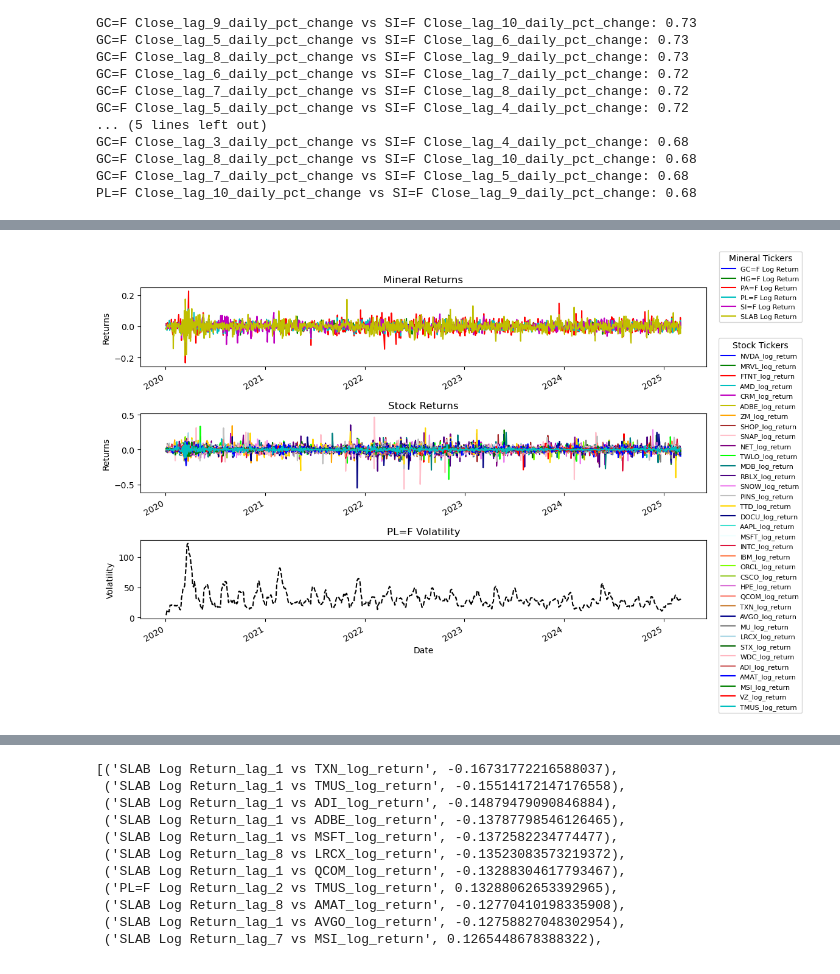
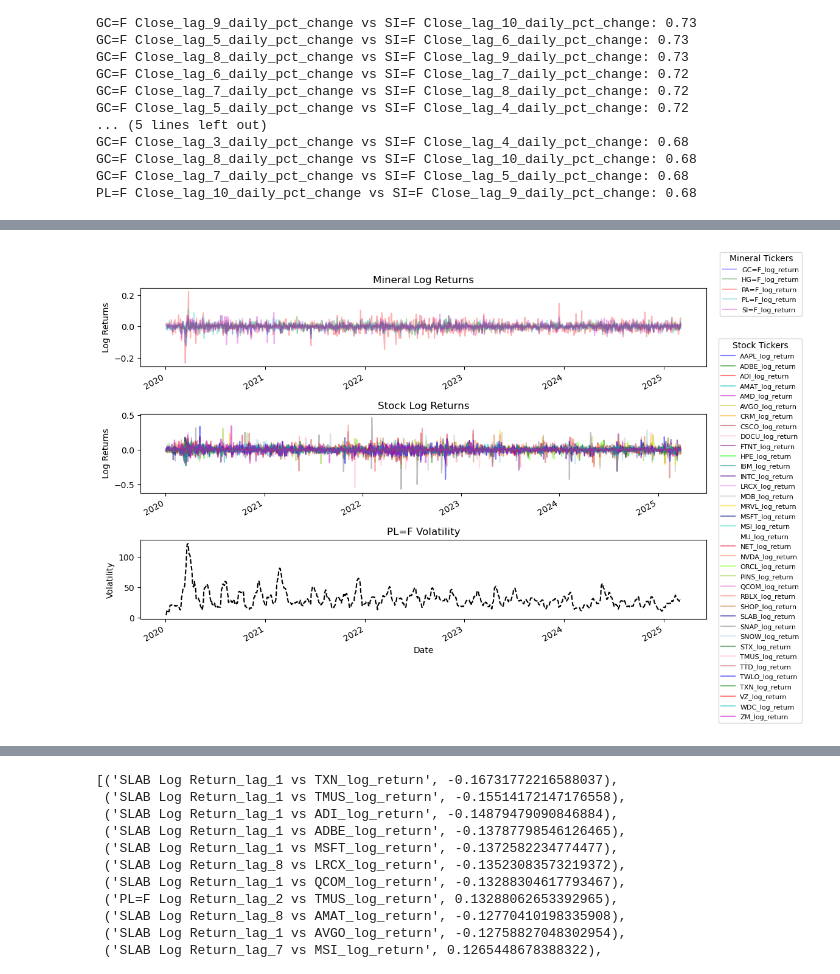
Before and after one commit to GeronimoBWalker/commodity, a Jupyter notebook: commodity_analysis_chey (G).ipynb, the cells around one changed output, grey strips where cells are left out. Saved outputs shown, nothing was run; the diff lists cells and outputs as text; code cells hidden in the pictures.

```diff
--- a/commodity_analysis_chey (G).ipynb
+++ b/commodity_analysis_chey (G).ipynb
@@ -300,11 +343,11 @@ print(lag_returns_df.shape)
 # Calculate correlations between original price and lagged returns  - different window sizes of percent changes
 correlations = {}
 
-for mineral in minerals:
+for mineral in mineral_tickers:
     for lag in range(1, max_lags + 1):
         lag_column = f'{mineral}_returns_lag_{lag}'
         correlations[f'{mineral} vs {mineral}_returns_lag_{lag}'] = pd.concat(
-            [metals[mineral],lag_returns_df[lag_column]],axis=1).dropna().corr().values[0][1]
+            [minerals[mineral],lag_returns_df[lag_column]],axis=1).dropna().corr().values[0][1]
 
 
 top_correlations = sorted(correlations.items(), key=lambda x: x[1], reverse=True)[:20]
@@ -461,16 +453,0 @@ value_stocks = [
-# %%
-# Combine both lists of stocks
-all_stocks = growth_stocks + value_stocks
-
-# Define the date range for the stock data download (from 2020 to now)
-start_date = "2020-01-01"
-end_date = "2025-03-04"
-
-# download stocks
-stock_data = yf.download(all_stocks, start=start_date, end=end_date, progress=False)['Close']
-#calculate log returns
-stock_returns_df = np.log(stock_data.divide(stock_data.shift(1),axis=0))
-
-# rename columns and set Date column
-stock_returns_df.columns = [col+"_log_return" for col in stock_returns_df.columns.to_list()]
-stock_returns_df.reset_index(names='Date',inplace=True)
@@ -477,3 +456,8 @@ stock_returns_df.reset_index(names='Date',inplace=True)
+# %%
+## calculate log return from each closing price
+stock_data_log_return = stock_data.copy()
+stock_data_log_return.iloc[:,1:] = np.log(stock_data_log_return.iloc[:,1:].divide(stock_data_log_return.iloc[:,1:].shift(1)))
+stock_data_log_return.columns = [x+'_log_return' if x != 'Date' else x for x in stock_data_log_return.columns.to_list()]
 # %%
 # Plotting the time series for each stock ticker (log returns) in the stock_returns_df
 
@@ -519,36 +482,42 @@ master_df1.set_index('Date', inplace=True)
+# %%
+# List of columns for the different groups
+minerals_log_return_columns = minerals_log_return.columns.to_list()[1:]
+minerals_volatility_columns = minerals_close_copy.filter(like='Vol').columns.to_list()
+stock_log_return_columns = stock_data_log_return.columns.to_list()[1:]
+minerals_close_columns = minerals_close.columns[1:].to_list()
 # %%
 volatility_column = 'PL=F Close Volatility'
 
 # Plotting the time series for minerals, stocks, and volatility
 plt.figure(figsize=(14, 10))
 
 # Plot mineral returns
 plt.subplot(3, 1, 1)
-master_df1[minerals_columns].plot(figsize=(12, 8), ax=plt.gca(), title="Mineral Returns", color=['b', 'g', 'r', 'c', 'm', 'y'])
-plt.legend(minerals_columns,title='Mineral Tickers', loc='upper right', bbox_to_anchor=(1.175, 1.5),fontsize=8)
-plt.ylabel('Returns')
+minerals_log_return.set_index('Date').plot(figsize=(12, 8), ax=plt.gca(), title="Mineral Log Returns",alpha=0.3, color=['b', 'g', 'r', 'c', 'm', 'y'])
+plt.legend(minerals_log_return_columns,title='Mineral Tickers', loc='upper right', bbox_to_anchor=(1.175, 1.5),fontsize=8)
+plt.ylabel('Log Returns')
 plt.xlabel('')
 
 # Plot stock returns
 plt.subplot(3, 1, 2)
-master_df1[stock_columns].plot(figsize=(12, 8), ax=plt.gca(),legend=False, title="Stock Returns",
+stock_data_log_return.set_index('Date').plot(figsize=(12, 8), ax=plt.gca(),legend=False,alpha=0.5, title="Stock Log Returns",
                                color=['b', 'g', 'r', 'c', 'm', 'y', 'orange', 'brown', 'pink', 'purple', 'lime', 'teal', 'indigo', 'violet',
                                       'silver', 'gold', 'navy', 'turquoise', 'azure', 'crimson', 'coral', 'chartreuse', 'yellowgreen', 'orchid',
                                       'salmon', 'peru', 'darkblue', 'gray', 'lightblue', 'darkgreen', 'lightpink', 'indianred'])
-plt.legend(stock_columns,title='Stock Tickers', loc='upper right', bbox_to_anchor=(1.175, 2),fontsize=8)
-plt.ylabel('Returns')
+plt.legend(stock_log_return_columns,title='Stock Tickers', loc='upper right', bbox_to_anchor=(1.175, 2),fontsize=8)
+plt.ylabel('Log Returns')
 plt.xlabel('')
 
 # Plot volatility
 plt.subplot(3, 1, 3)
-master_df1[volatility_column].plot(figsize=(12, 8), ax=plt.gca(), title="PL=F Volatility", color='black', linestyle='--')
+minerals_close_copy.set_index('Date')[volatility_column].plot(figsize=(12, 8), ax=plt.gca(), title="PL=F Volatility", color='black', linestyle='--')
 plt.ylabel('Volatility')
 
 plt.subplots_adjust(left=None, bottom=None, right=None, top=None, wspace=None, hspace=0.6)
 
 plt.show()
 # %% [output]
-[figure, old version]
+[figure, new version]
 # %%
 
 # Define the date ranges
```
Also changed, not shown: parts of 46 cells of this notebook, 1 other file.
